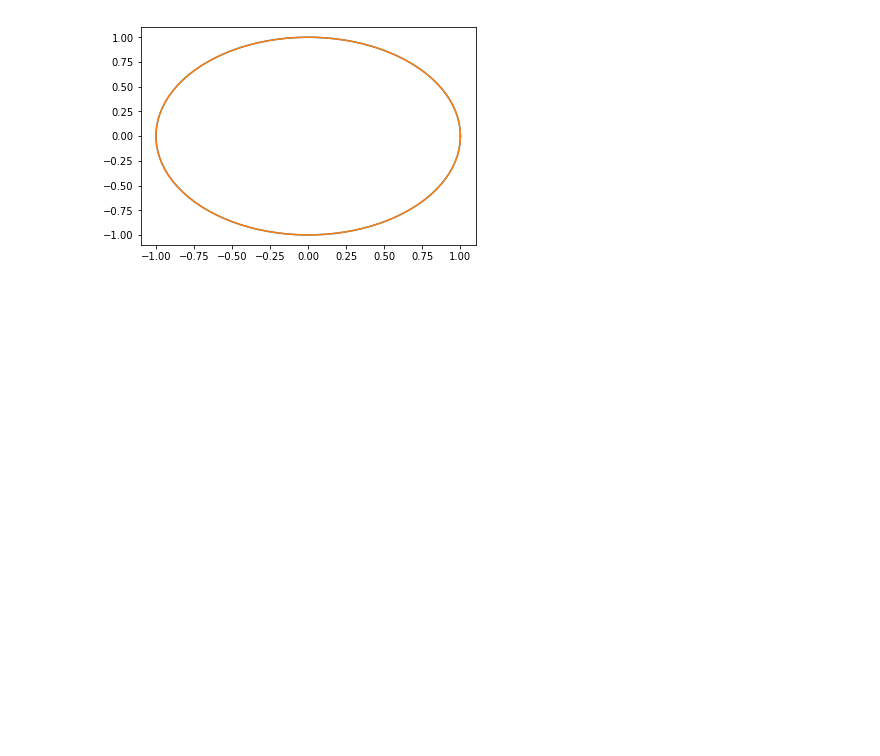
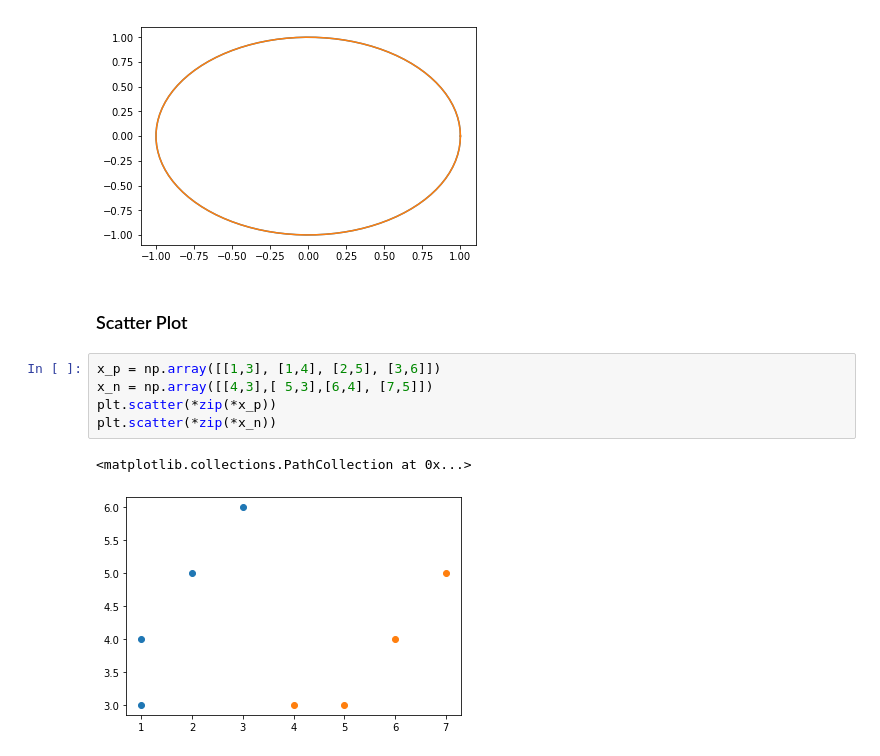
Before and after one commit to exitudio/research-ai, a Jupyter notebook: doc/matplot.ipynb, the cells around one changed output. Drawn from its saved outputs; the diff is of its cells as text; blank space fills up the shorter version.

```diff
--- a/doc/matplot.ipynb
+++ b/doc/matplot.ipynb
@@ -151,3 +151,13 @@ plt.plot(x, y)
 # %% [output]
 [<matplotlib.lines.Line2D at 0x...>]
 [figure]
+# %% [markdown]
+### Scatter Plot
+# %%
+x_p = np.array([[1,3], [1,4], [2,5], [3,6]])
+x_n = np.array([[4,3],[ 5,3],[6,4], [7,5]])
+plt.scatter(*zip(*x_p))
+plt.scatter(*zip(*x_n))
+# %% [output]
+<matplotlib.collections.PathCollection at 0x...>
+[figure, added]
```
Also changed, not shown: parts of 1 cell of this notebook, 2 other files.
